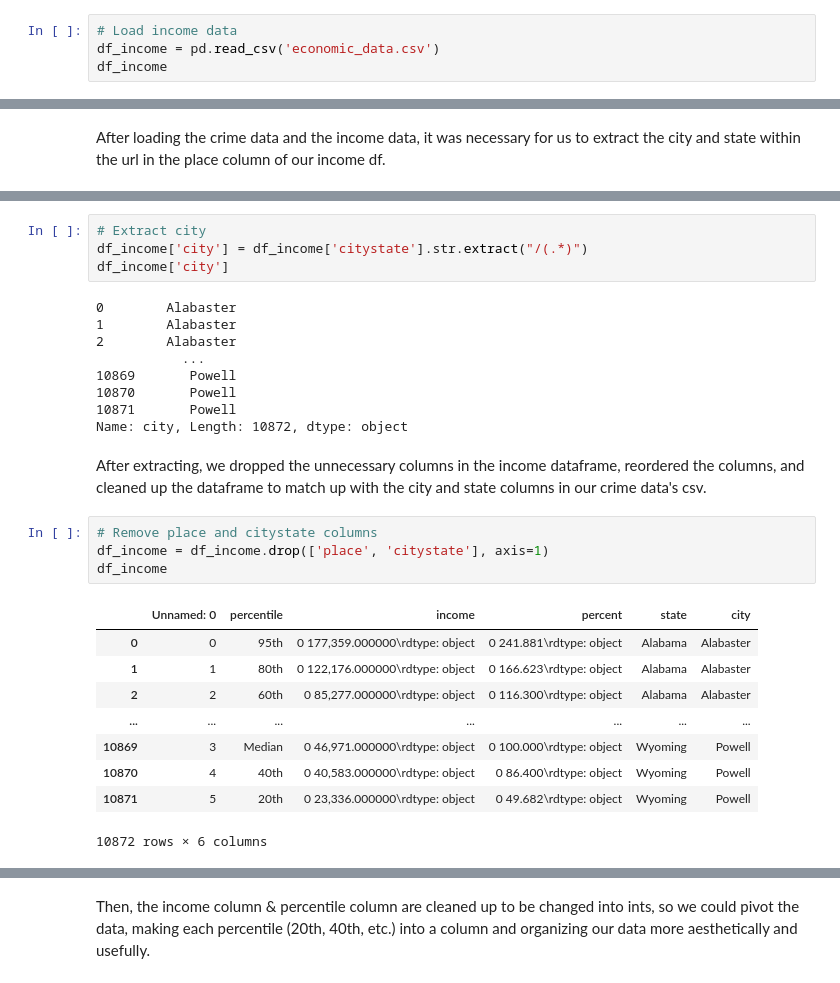
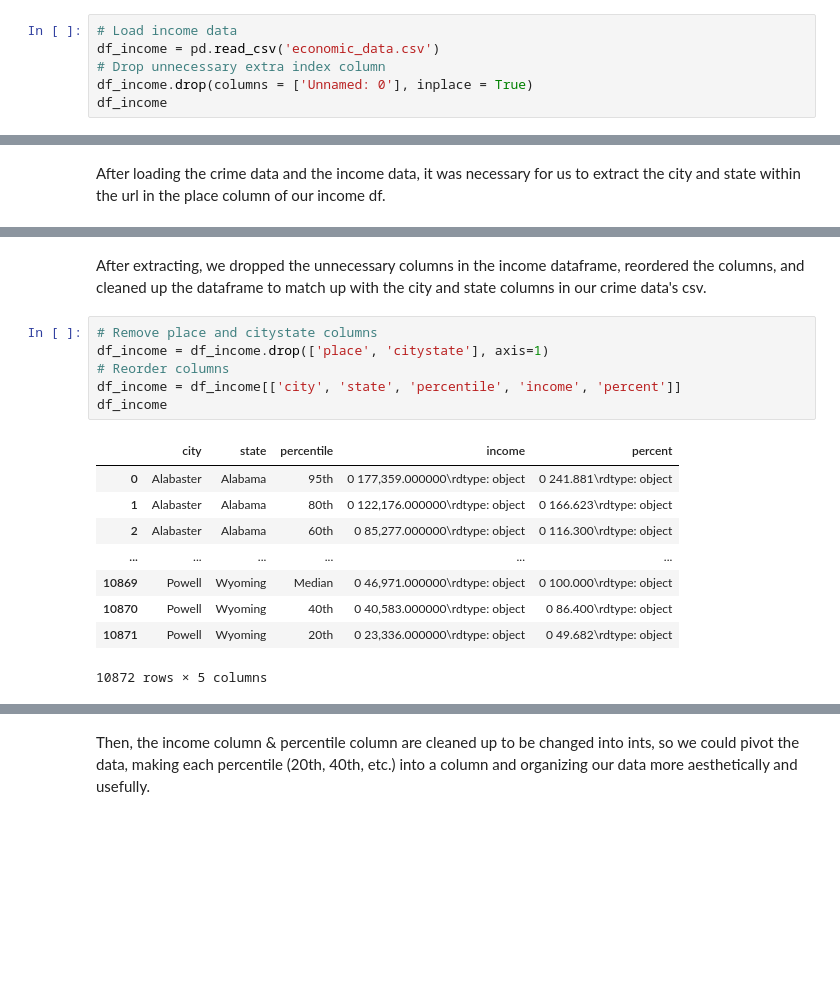
Before and after one commit to ewinterstorm/cogs108_finalproject, a Jupyter notebook: FinalProject.ipynb, the cells around one changed output, grey strips where cells are left out. Drawn from its saved outputs; the diff is of its cells as text; blank space fills up the shorter version.

```diff
--- a/FinalProject.ipynb
+++ b/FinalProject.ipynb
@@ -395,5 +399,7 @@ df_crime
 # %%
 # Load income data
 df_income = pd.read_csv('economic_data.csv')
+# Drop unnecessary extra index column
+df_income.drop(columns = ['Unnamed: 0'], inplace = True)
 df_income
 # %% [output]
@@ -437,29 +424,18 @@ Name: state, Length: 10872, dtype: object
-# %%
-# Extract city
-df_income['city'] = df_income['citystate'].str.extract("/(.*)")
-df_income['city']
-# %% [output]
-0        Alabaster
-1        Alabaster
-2        Alabaster
-           ...
-10869       Powell
-10870       Powell
-10871       Powell
-Name: city, Length: 10872, dtype: object
 # %% [markdown]
 After extracting, we dropped the unnecessary columns in the income dataframe, reordered the columns, and cleaned up the dataframe to match up with the city and state columns in our crime data's csv.
 # %%
 # Remove place and citystate columns
 df_income = df_income.drop(['place', 'citystate'], axis=1)
+# Reorder columns
+df_income = df_income[['city', 'state', 'percentile', 'income', 'percent']]
 df_income
 # %% [output]
-|  | Unnamed: 0 | percentile | income | percent | state | city |
-| 0 | 0 | 95th | 0 177,359.000000\rdtype: object | 0 241.881\rdtype: object | Alabama | Alabaster |
-| 1 | 1 | 80th | 0 122,176.000000\rdtype: object | 0 166.623\rdtype: object | Alabama | Alabaster |
-| 2 | 2 | 60th | 0 85,277.000000\rdtype: object | 0 116.300\rdtype: object | Alabama | Alabaster |
-| ... | ... | ... | ... | ... | ... | ... |
-| 10869 | 3 | Median | 0 46,971.000000\rdtype: object | 0 100.000\rdtype: object | Wyoming | Powell |
-| 10870 | 4 | 40th | 0 40,583.000000\rdtype: object | 0 86.400\rdtype: object | Wyoming | Powell |
-| 10871 | 5 | 20th | 0 23,336.000000\rdtype: object | 0 49.682\rdtype: object | Wyoming | Powell |
+|  | city | state | percentile | income | percent |
+| 0 | Alabaster | Alabama | 95th | 0 177,359.000000\rdtype: object | 0 241.881\rdtype: object |
+| 1 | Alabaster | Alabama | 80th | 0 122,176.000000\rdtype: object | 0 166.623\rdtype: object |
+| 2 | Alabaster | Alabama | 60th | 0 85,277.000000\rdtype: object | 0 116.300\rdtype: object |
+| ... | ... | ... | ... | ... | ... |
+| 10869 | Powell | Wyoming | Median | 0 46,971.000000\rdtype: object | 0 100.000\rdtype: object |
+| 10870 | Powell | Wyoming | 40th | 0 40,583.000000\rdtype: object | 0 86.400\rdtype: object |
+| 10871 | Powell | Wyoming | 20th | 0 23,336.000000\rdtype: object | 0 49.682\rdtype: object |
-10872 rows × 6 columns
+10872 rows × 5 columns
```
Also changed, not shown: parts of 55 cells of this notebook.
